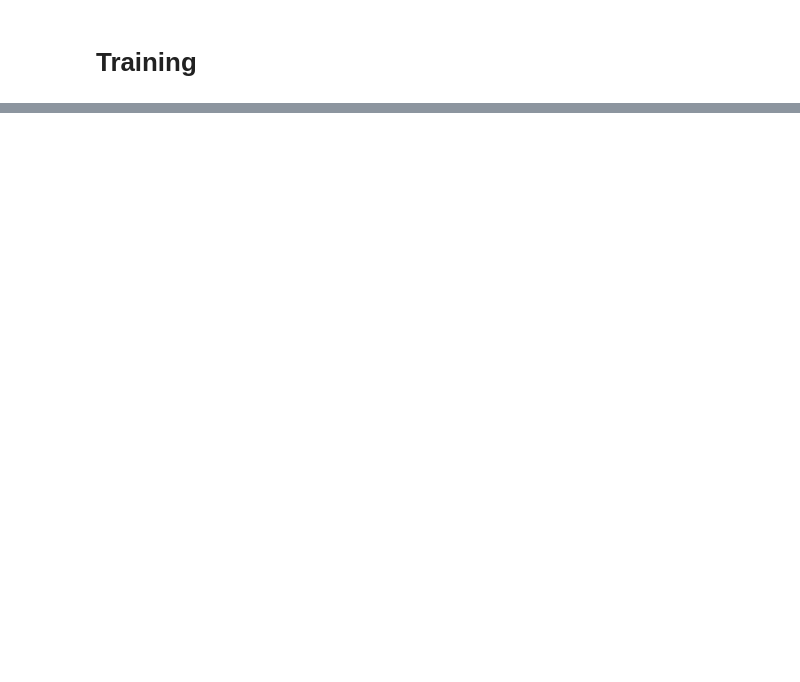
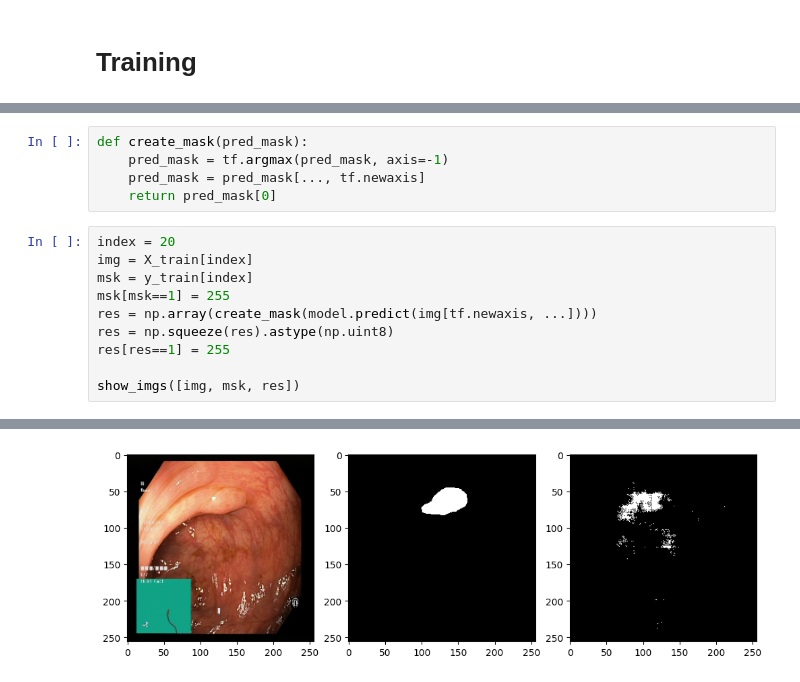
Before and after one commit to mitinull/polyp-segmentation-AI-Project-, a Jupyter notebook: main.ipynb, the cells around one changed output, grey strips where cells are left out. Cells and saved outputs as stored; diff of their text form; blank space fills up the shorter version.

```diff
--- a/main.ipynb
+++ b/main.ipynb
@@ -203,0 +219,16 @@ INFO:tensorflow:Assets written to: ./models/m1-5\assets
+# %%
+def create_mask(pred_mask):
+    pred_mask = tf.argmax(pred_mask, axis=-1)
+    pred_mask = pred_mask[..., tf.newaxis]
+    return pred_mask[0]
+# %%
+index = 20
+img = X_train[index]
+msk = y_train[index]
+msk[msk==1] = 255
+res = np.array(create_mask(model.predict(img[tf.newaxis, ...])))
+res = np.squeeze(res).astype(np.uint8)
+res[res==1] = 255
+
+show_imgs([img, msk, res])
+# %% [output]
@@ -203,0 +236 @@ INFO:tensorflow:Assets written to: ./models/m1-5\assets
+[figure, added]
```
Also changed, not shown: parts of 14 cells of this notebook.
